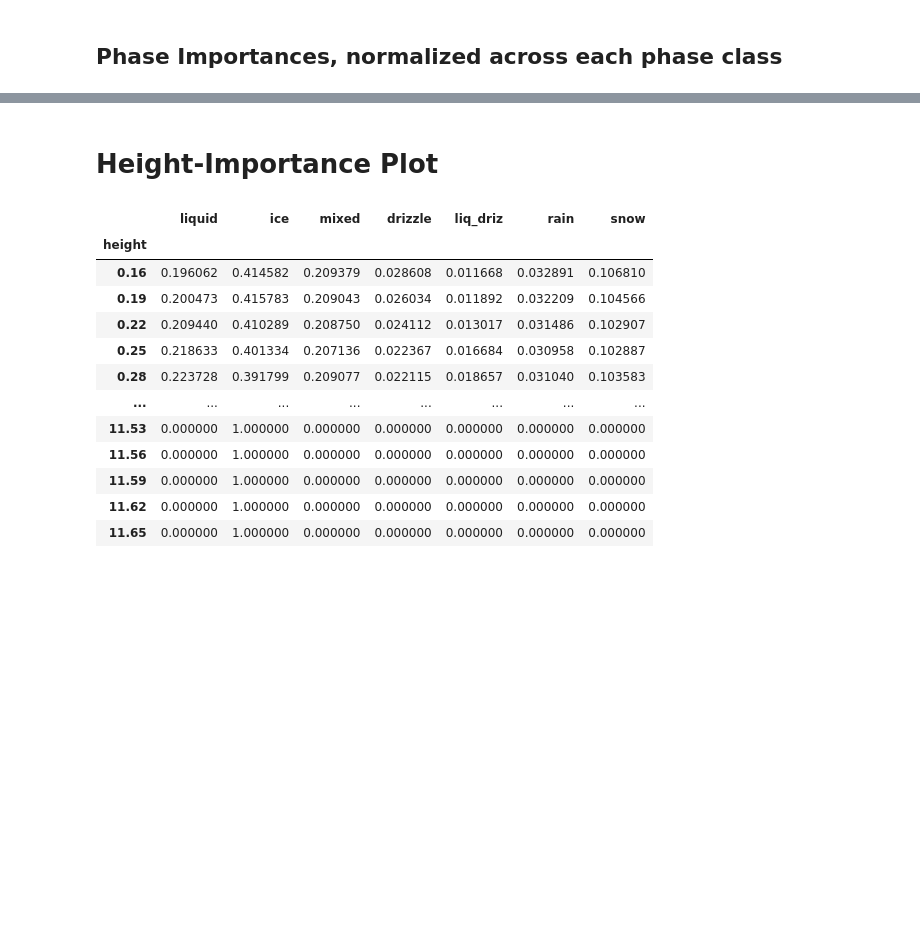
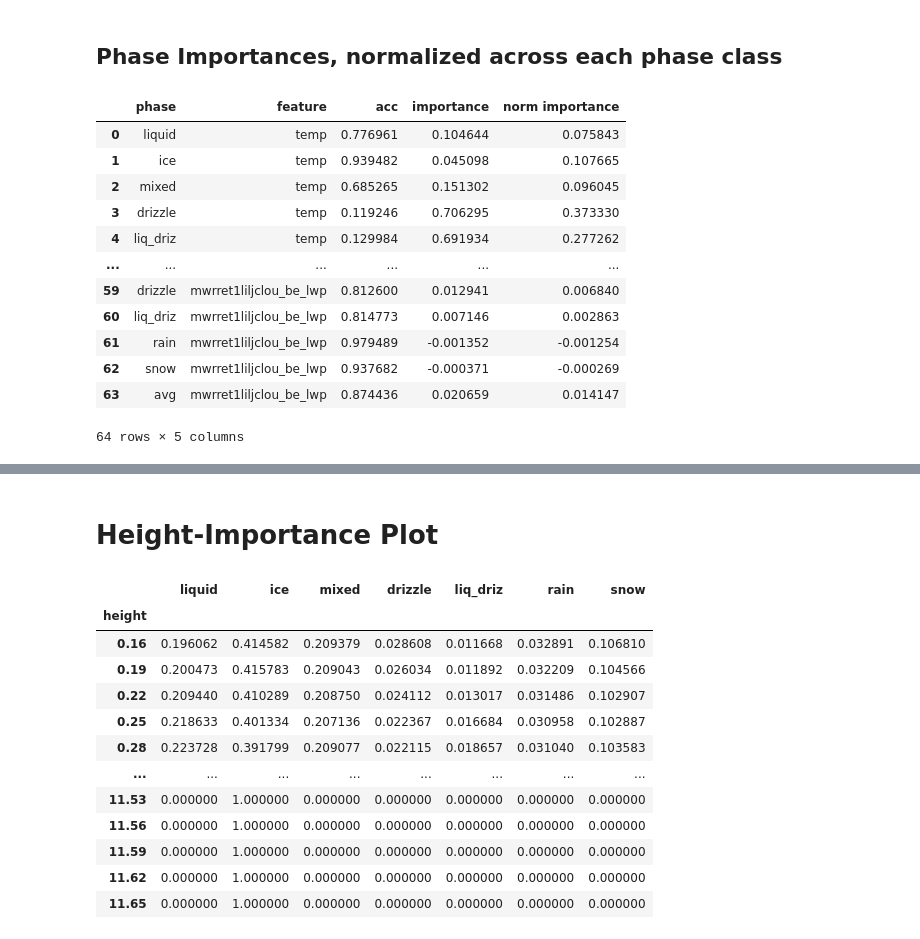
Before and after one commit to maxwelllevin/cloudphase-ml-amt, a Jupyter notebook: src/analysis/cnn_feature_importances.ipynb, the cells around one changed output, grey strips where cells are left out. Cells and saved outputs as stored; diff of their text form; code cells hidden in the pictures; blank space fills up the shorter version.

Commit message:
add cnn feature importance

```diff
--- a/src/analysis/cnn_feature_importances.ipynb
+++ b/src/analysis/cnn_feature_importances.ipynb
@@ -158,6 +173,21 @@ IsADirectoryError: [Errno 21] Failed to open local file 'data/importance/phase_h
 # %%
 # normalize by phase, so importances for each phase add up to 1
 phase_importance_totals = phase_importance_df.reset_index().groupby("phase")["importance"].sum().to_dict()
 phase_importance_df = phase_importance_df.reset_index()
 phase_importance_df["norm importance"] = phase_importance_df.apply(lambda row: row["importance"] / phase_importance_totals[row["phase"]], axis=1)
+phase_importance_df
+# %% [output]
+|  | phase | feature | acc | importance | norm importance |
+| 0 | liquid | temp | 0.776961 | 0.104644 | 0.075843 |
+| 1 | ice | temp | 0.939482 | 0.045098 | 0.107665 |
+| 2 | mixed | temp | 0.685265 | 0.151302 | 0.096045 |
+| 3 | drizzle | temp | 0.119246 | 0.706295 | 0.373330 |
+| 4 | liq_driz | temp | 0.129984 | 0.691934 | 0.277262 |
+| ... | ... | ... | ... | ... | ... |
+| 59 | drizzle | mwrret1liljclou_be_lwp | 0.812600 | 0.012941 | 0.006840 |
+| 60 | liq_driz | mwrret1liljclou_be_lwp | 0.814773 | 0.007146 | 0.002863 |
+| 61 | rain | mwrret1liljclou_be_lwp | 0.979489 | -0.001352 | -0.001254 |
+| 62 | snow | mwrret1liljclou_be_lwp | 0.937682 | -0.000371 | -0.000269 |
+| 63 | avg | mwrret1liljclou_be_lwp | 0.874436 | 0.020659 | 0.014147 |
+64 rows × 5 columns
 # %%
```
Also changed, not shown: parts of 4 cells of this notebook.
